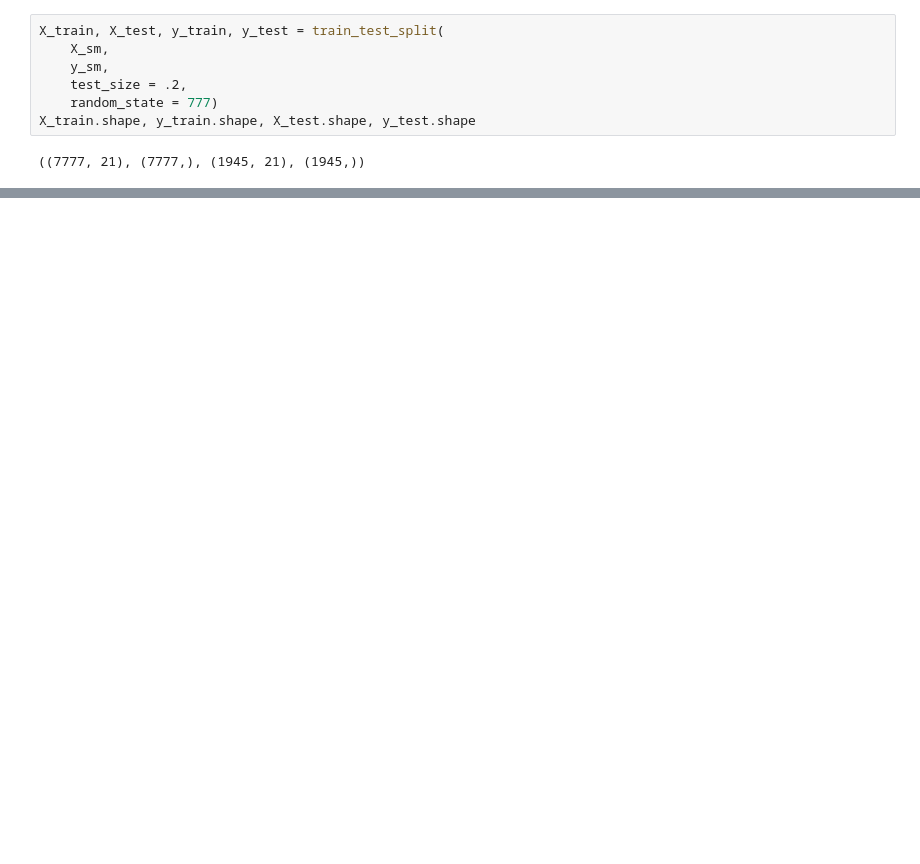
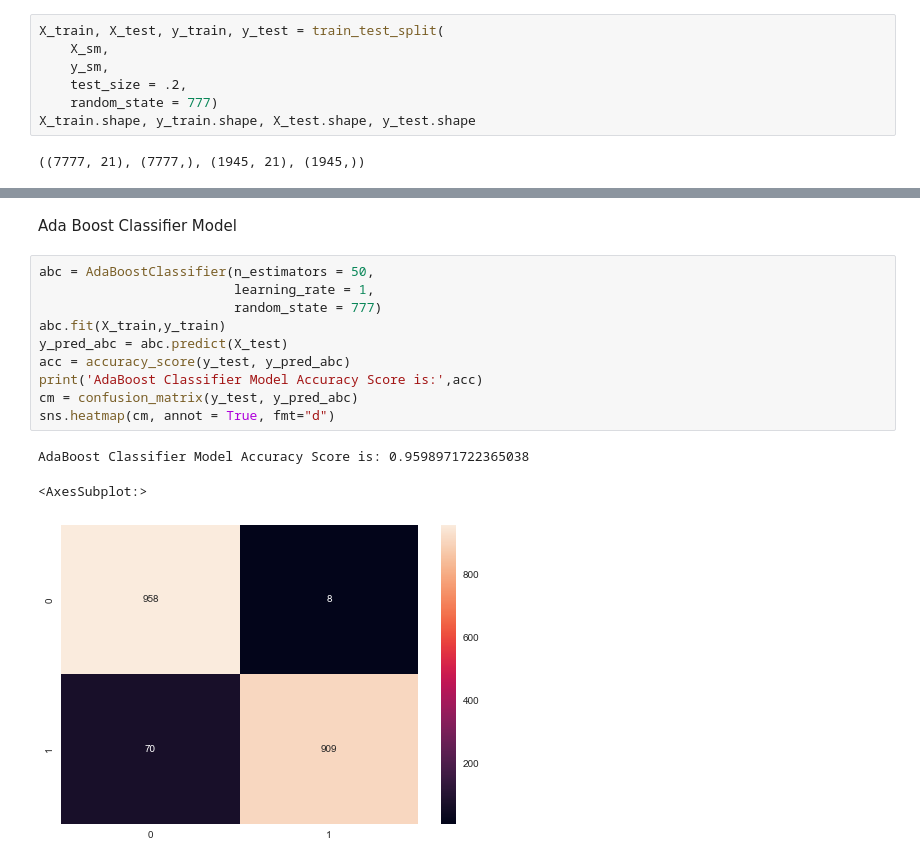
Before and after one commit to reyhannaufal/stroke-model-gigih, a Jupyter notebook: notebooks/Stroke.ipynb, the cells around one changed output, grey strips where cells are left out. Saved outputs shown, nothing was run; the diff lists cells and outputs as text; blank space fills up the shorter version.

```diff
--- a/notebooks/Stroke.ipynb
+++ b/notebooks/Stroke.ipynb
@@ -597,0 +598,16 @@ X_train.shape, y_train.shape, X_test.shape, y_test.shape
+# %% [markdown]
+Ada Boost Classifier Model
+# %%
+abc = AdaBoostClassifier(n_estimators = 50,
+                         learning_rate = 1,
+                         random_state = 777)
+abc.fit(X_train,y_train)
+y_pred_abc = abc.predict(X_test)
+acc = accuracy_score(y_test, y_pred_abc)
+print('AdaBoost Classifier Model Accuracy Score is:',acc)
+cm = confusion_matrix(y_test, y_pred_abc)
+sns.heatmap(cm, annot = True, fmt="d")
+# %% [output]
+AdaBoost Classifier Model Accuracy Score is: 0.9598971722365038
+<AxesSubplot:>
+[figure, added]
```
Also changed, not shown: parts of 40 cells of this notebook.
